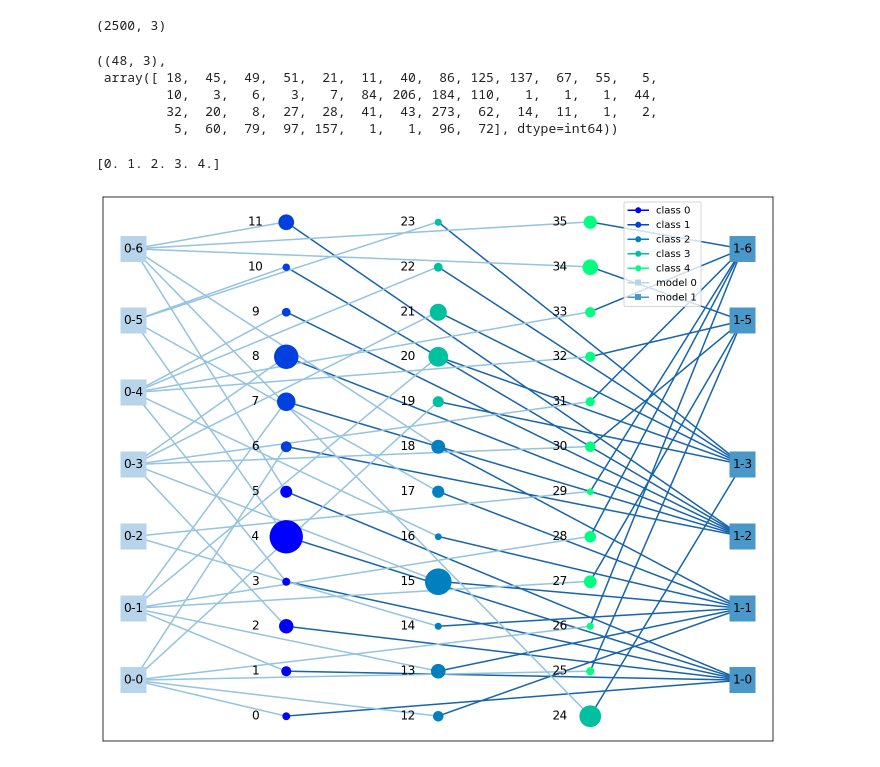
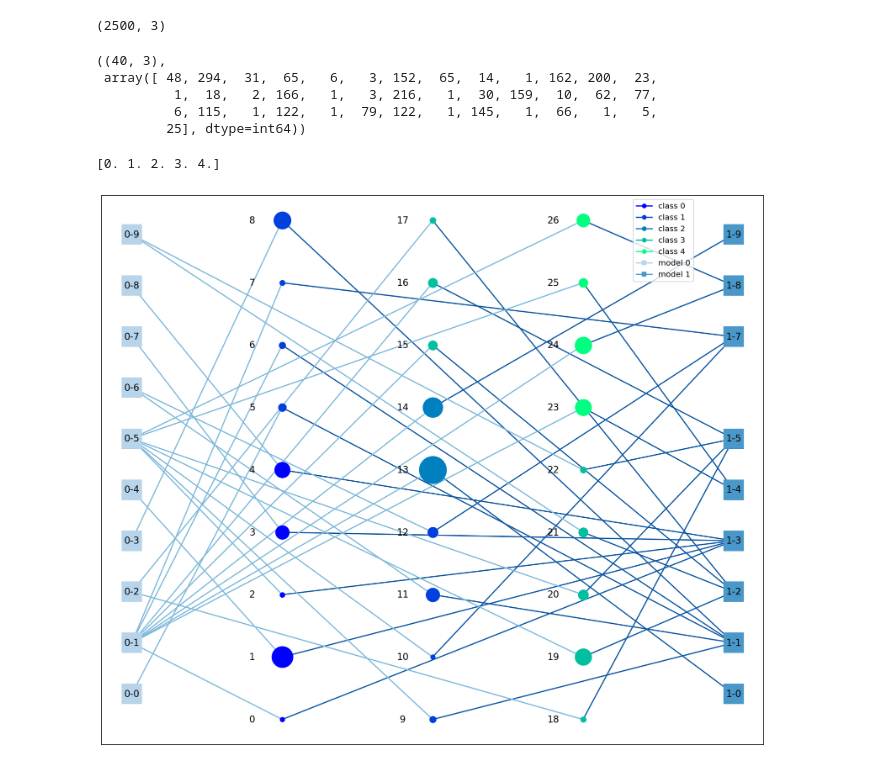
Before and after one commit to BruceZoom/CS222-Algorithm-Project, a Jupyter notebook: code/Subclass Encoder.ipynb, the cells around one changed output. Saved outputs shown, nothing was run; the diff lists cells and outputs as text; code cells hidden in the pictures.

Commit message:
new visualization for vgg16-d

```diff
--- a/code/Subclass Encoder.ipynb
+++ b/code/Subclass Encoder.ipynb
@@ -80,7 +80,7 @@ subclasses_cifar.shape, freq, idx
 # %% [markdown]
 The 892-th sample and 1247-th sample should be mistakenly classified in VGGNet for Cifar-100.
 # %%
-data = np.loadtxt('data/encoding_merged.txt')
+data = np.loadtxt('data/vgg16c+d/merged.txt')
 data.shape
 # %% [output]
 (2500, 3)
@@ -88,47 +88,54 @@ data.shape
 subclasses, freq = np.unique(list(data[:, :]), axis=0, return_counts=True)
 subclasses.shape, freq
 # %% [output]
-((48, 3),
- array([ 18,  45,  49,  51,  21,  11,  40,  86, 125, 137,  67,  55,   5,
-         10,   3,   6,   3,   7,  84, 206, 184, 110,   1,   1,   1,  44,
-         32,  20,   8,  27,  28,  41,  43, 273,  62,  14,  11,   1,   2,
-          5,  60,  79,  97, 157,   1,   1,  96,  72], dtype=int64))
+((40, 3),
+ array([ 48, 294,  31,  65,   6,   3, 152,  65,  14,   1, 162, 200,  23,
+          1,  18,   2, 166,   1,   3, 216,   1,  30, 159,  10,  62,  77,
+          6, 115,   1, 122,   1,  79, 122,   1, 145,   1,  66,   1,   5,
+         25], dtype=int64))
 # %%
-def plot_network_venn(data, subclasses, cluster_sets, ncol):
+%config InlineBackend.figure_format = 'retina'
+def plot_network_venn(data, subclasses, cluster_sets, ncol, model_labels=None):
     count = lambda x: sum((data[:, 0] == x[0]) & (data[:, 1] == x[1]))
     per_col = np.ceil(subclasses.shape[0] / ncol)
     labels = subclasses[:, -1]
     subclasses = subclasses[:, :-1]
-    stride = 15 * 0.5 / per_col
+    stride = 11 / per_col
     markers = dict()
     cluster_markers = dict()
 
     G = nx.Graph()
     cl_pos = dict()
     cmap = ['b', 'g']
     for i, subclass in enumerate(subclasses):
         for j, cl in enumerate(subclass):
-            plt.plot([1+1*(i // per_col), j*4], [stride*(i % per_col)-0.5, cl*1], c=plt.cm.Blues(j*0.4+0.4))
+            plt.plot([1+1*(i // per_col), j*4], [stride*(i % per_col)-0.5, cl*1], c=plt.cm.Blues(j*0.4+0.45))
     for i, subclass in enumerate(subclasses):
         G.add_node(i, encoding=subclass, size=count(subclass)*5+200, shape='skyblue', pos=(1+1*(i // per_col)-0.2, stride*(i % per_col)-0.5))
         markers[int(labels[i])], = plt.plot(1+1*(i // per_col), stride*(i % per_col)-0.5, marker='o', ms=5, c=plt.cm.winter(labels[i]/labels.max()))
         plt.plot(1+1*(i // per_col), stride*(i % per_col)-0.5, marker='o', ms=count(subclass)/10+5, c=plt.cm.winter (labels[i]/labels.max()))
     for i, clusters in enumerate(cluster_sets):
         for cl in clusters:
             G.add_node('{:.0f}-{:.0f}'.format(i, cl), encoding=None, size=500, shape='orangered', pos=(i*4, cl*1))
             cluster_markers[i], = plt.plot(i*4, cl*1, ms=5, marker='s', c=plt.cm.Blues(i*0.3+0.3))
             plt.plot(i*4, cl*1, ms=25, marker='s', c=plt.cm.Blues(i*0.3+0.3))
 
     nx.draw_networkx(G, node_size=0, pos=G.nodes(data='pos'))
     lines = list(markers.values()) + list(cluster_markers.values())
-    labels = ['class {}'.format(label) for label in markers.keys()] + ['model {}'.format(label) for label in cluster_markers.keys()]
+    labels = ['class {}'.format(label) for label in markers.keys()]
+    if model_labels is None:
+        labels += ['model {}'.format(label) for label in cluster_markers.keys()]
+    else:
+        labels += model_labels
     plt.legend(lines, labels, loc=1, ncol=1, bbox_to_anchor=(0.9, 1))
 
 plt.figure(figsize=[12, 10])
-tmp = subclasses[freq > 6]
+tmp = subclasses[freq > 5]
 print(np.unique(tmp[:, -1]))
 tmp = np.array(sorted(list(tmp), key=lambda x: x[-1]))
 plot_network_venn(data, tmp, [np.unique(tmp[:, i]) for i in range(tmp.shape[1]-1)], 3)
+plt.tight_layout()
+plt.savefig('../vgg16c+d.png', dpi=300)
 # %% [output]
 [0. 1. 2. 3. 4.]
-[figure, old version]
+[figure, new version]
```
Also changed, not shown: 2 other files.
